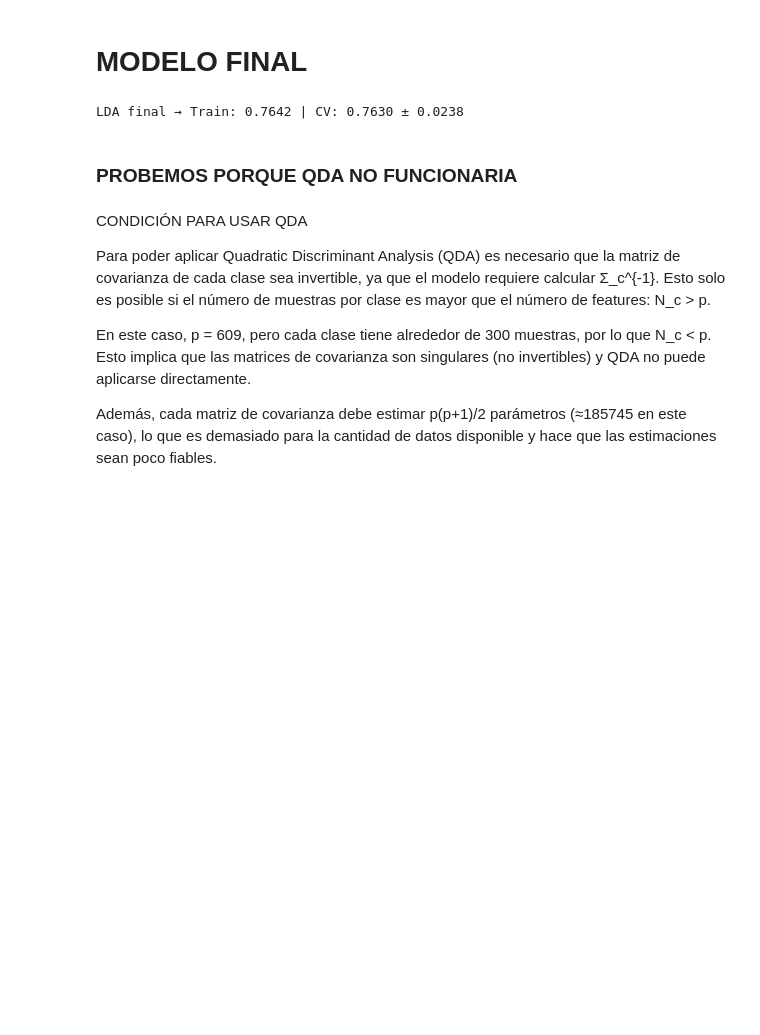
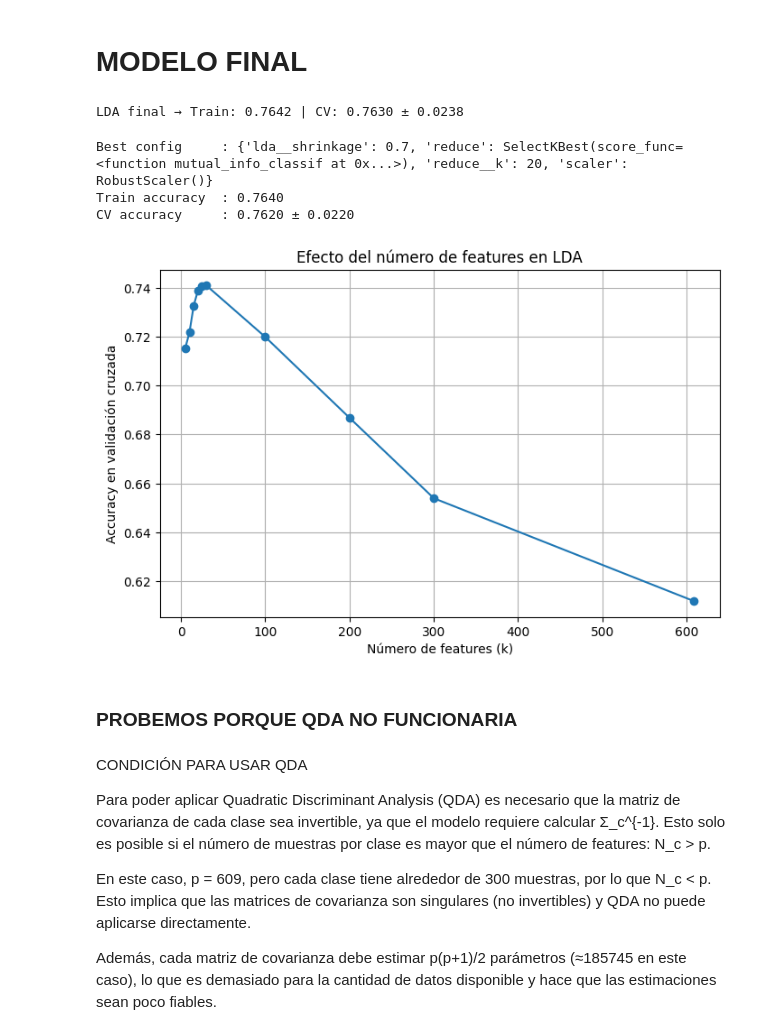
Before and after one commit to lauragagonzalez/SegundaPracticaAAII, a Jupyter notebook: analisisdiscriminatorio.ipynb, the cells around one changed output. Saved outputs shown, nothing was run; the diff lists cells and outputs as text; code cells hidden in the pictures; blank space fills up the shorter version.

```diff
--- a/analisisdiscriminatorio.ipynb
+++ b/analisisdiscriminatorio.ipynb
@@ -524,6 +524,83 @@ train, mean, std = evaluate(lda_final, X, y)
 print(f"LDA final → Train: {train:.4f} | CV: {mean:.4f} ± {std:.4f}")
 # %% [output]
 LDA final → Train: 0.7642 | CV: 0.7630 ± 0.0238
+# %%
+from sklearn.pipeline import Pipeline
+from sklearn.preprocessing import PowerTransformer, StandardScaler, RobustScaler
+from sklearn.discriminant_analysis import LinearDiscriminantAnalysis
+from sklearn.feature_selection import SelectKBest, mutual_info_classif, f_classif
+from sklearn.model_selection import GridSearchCV
+
+# Pipeline base
+pipe = Pipeline([
+    ("scaler", PowerTransformer()),
+    ("reduce", SelectKBest()),
+    ("lda", LinearDiscriminantAnalysis(solver="lsqr"))
+])
+
+# Grid de parámetros (CORRECTO)
+param_grid = {
+    "scaler": [StandardScaler(), RobustScaler()],
+    "reduce": [SelectKBest(f_classif), SelectKBest(mutual_info_classif)],
+    "reduce__k": [5, 10, 15, 20, 25, 30, 100, 200, 300, "all"],
+    "lda__shrinkage": [0.0, 0.3, 0.5, 0.7, 0.9, 0.95, 0.98, 1.0]
+}
+
+# Grid Search
+grid = GridSearchCV(
+    pipe,
+    param_grid,
+    cv=cv,
+    scoring="accuracy",
+    n_jobs=-1
+)
+
+grid.fit(X, y)
+best_model = grid.best_estimator_
+
+train_acc, cv_acc, cv_std = evaluate(best_model, X, y)
+
+print(f"\nBest config     : {grid.best_params_}")
+print(f"Train accuracy  : {train_acc:.4f}")
+print(f"CV accuracy     : {cv_acc:.4f} ± {cv_std:.4f}")
+# %% [output]
+Best config     : {'lda__shrinkage': 0.7, 'reduce': SelectKBest(score_func=<function mutual_info_classif at 0x...>), 'reduce__k': 20, 'scaler': RobustScaler()}
+Train accuracy  : 0.7640
+CV accuracy     : 0.7620 ± 0.0220
+# %%
+import pandas as pd
+import matplotlib.pyplot as plt
+
+# Pasamos resultados a DataFrame
+results = pd.DataFrame(grid.cv_results_)
+
+# Nos quedamos con lo importante
+plot_df = results[[
+    "param_reduce__k",
+    "mean_test_score"
+]].copy()
+
+# Convertir "all" a un valor grande para poder graficar
+plot_df["param_reduce__k"] = plot_df["param_reduce__k"].replace("all", 609).astype(float)
+
+# Agrupar por k (promedio si hay varias combinaciones)
+plot_df = plot_df.groupby("param_reduce__k")["mean_test_score"].mean().reset_index()
+
+# Ordenar
+plot_df = plot_df.sort_values("param_reduce__k")
+
+# Plot
+plt.figure(figsize=(8,5))
+plt.plot(plot_df["param_reduce__k"], plot_df["mean_test_score"], marker="o")
+
+plt.xlabel("Número de features (k)")
+plt.ylabel("Accuracy en validación cruzada")
+plt.title("Efecto del número de features en LDA")
+plt.grid(True)
+
+plt.show()
+# %% [output]
+[figure, added]
 # %% [markdown]
 ### PROBEMOS PORQUE QDA NO FUNCIONARIA
 # %% [markdown]
```
Also changed, not shown: parts of 4 cells of this notebook.
